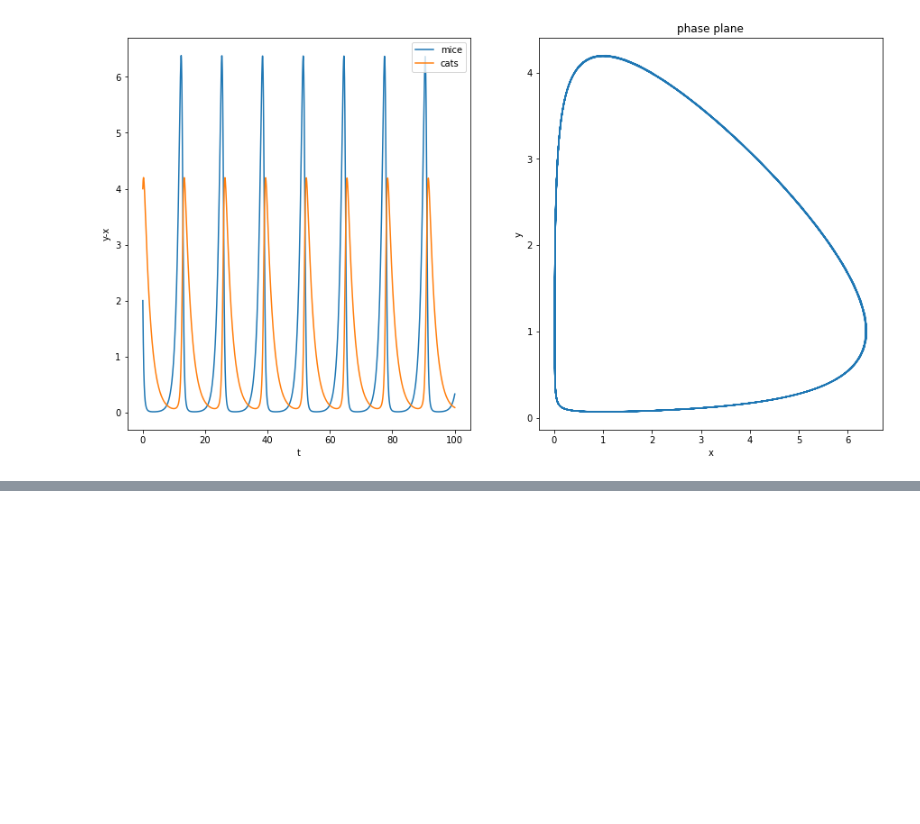
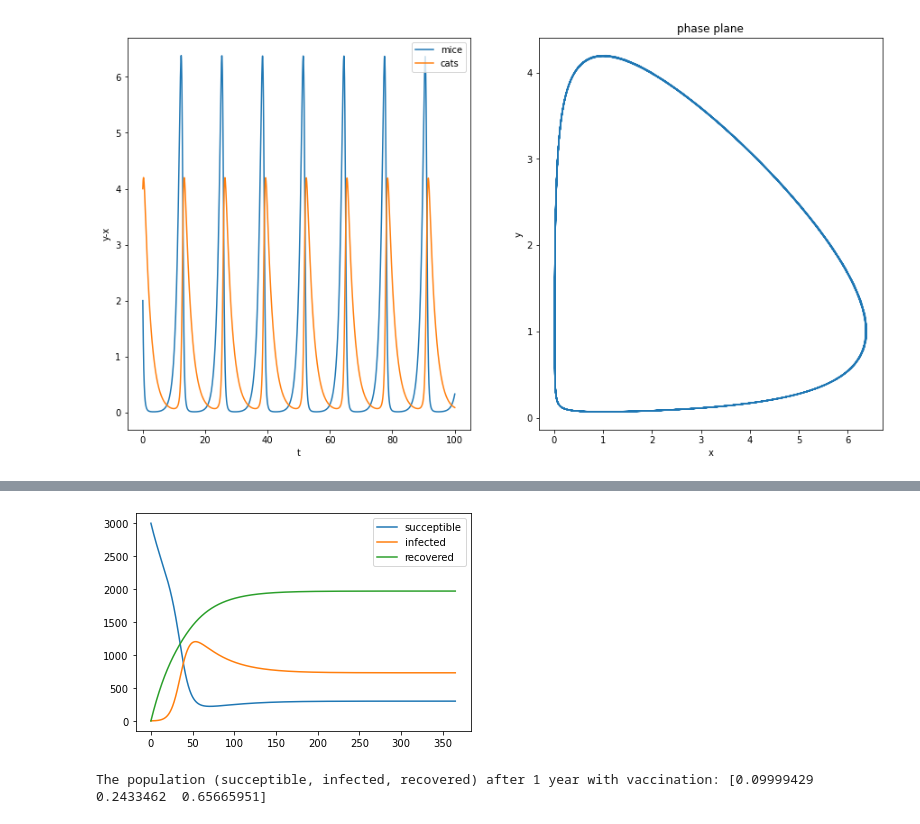
Before and after one commit to moxlos/algorithms, a Jupyter notebook: diff_eqs/systems_odes.ipynb, the cells around one changed output, grey strips where cells are left out. Saved outputs shown, nothing was run; the diff lists cells and outputs as text; code cells hidden in the pictures; blank space fills up the shorter version.

```diff
--- a/diff_eqs/systems_odes.ipynb
+++ b/diff_eqs/systems_odes.ipynb
@@ -82,0 +204,14 @@ plt.show()
+# %%
+eul = Integrator(ExplicitEuler(SIR(b=0.01,a=0.3,r=0.02,v=(85/100)/(50),d=0.01)),s0,tmin,tmax,2000)
+dynamics2 = eul.integrate()
+t = eul.getIntegrationTime()
+plt.plot(t,dynamics2[:,0], label = 'succeptible')
+plt.plot(t,dynamics2[:,1], label = 'infected')
+plt.plot(t,dynamics2[:,2], label = 'recovered')
+plt.legend()
+plt.show()
+print("The population (succeptible, infected, recovered) after 1 year with vaccination:",
+      dynamics2[-1,:]/dynamics2[-1,:].sum(axis=0))
+# %% [output]
+[figure, added]
+The population (succeptible, infected, recovered) after 1 year with vaccination: [0.09999429 0.2433462  0.65665951]
```
Also changed, not shown: parts of 14 cells of this notebook.
